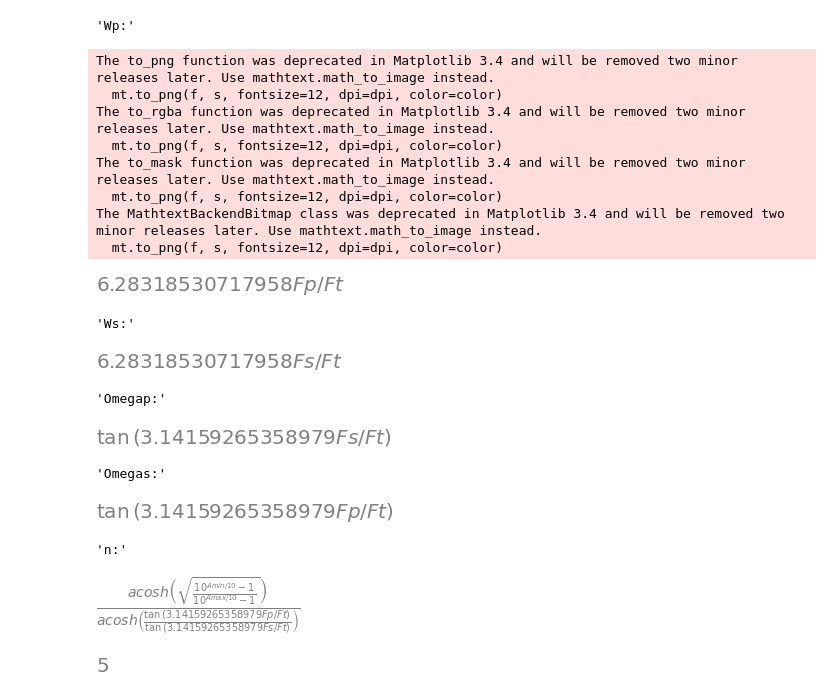
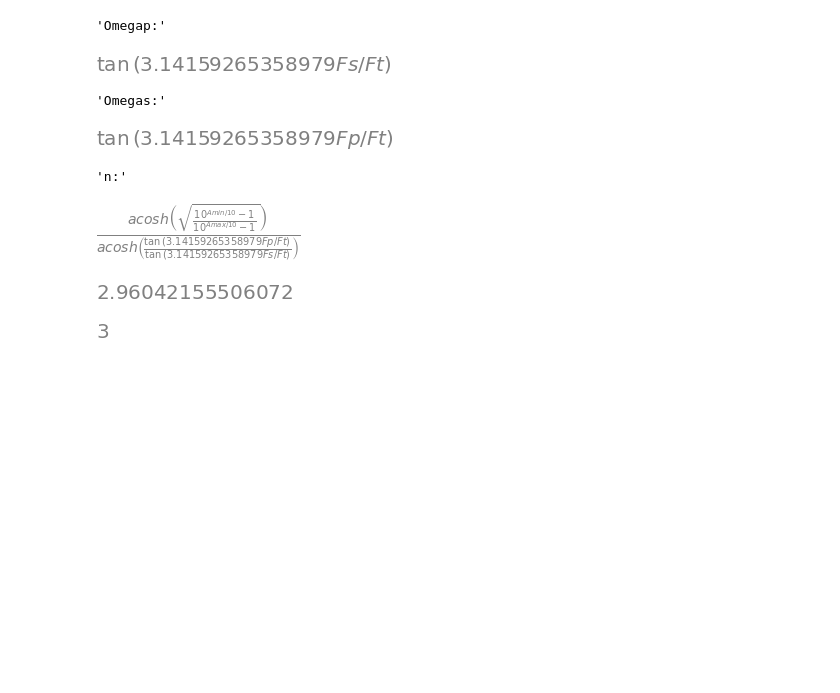
Before and after one commit to Ppieter21/EERI414-Practical, a Jupyter notebook: EERI414PracticalCode.ipynb, the cells around one changed output. Saved outputs shown, nothing was run; the diff lists cells and outputs as text; code cells hidden in the pictures; blank space fills up the shorter version.

```diff
--- a/EERI414PracticalCode.ipynb
+++ b/EERI414PracticalCode.ipynb
@@ -73,3 +73,21 @@ printing.init_printing(use_latex = True)
 import math
 
 import matplotlib.pyplot as plt
+# %%
+FT = 200000 #Hz
+FP = 85000 #Hz
+FS = 45000 #Hz
+AMAX = 0.25 #dB
+AMIN = 40 #dB
+PI = 3.141592653589792328462643383279502
+
+Ft, Fp, Fs, Amax, Amin, s = symbols('Ft Fp Fs Amax Amin s')
+
+
+#Convert to radians per seconds:
+Wp, Ws = symbols('Wp Ws')
+
+Wp = (2*PI*Fp)/Ft
+Ws = (2*PI*Fs)/Ft
+
+display("Wp:", Wp, "Ws:", Ws)
@@ -76,57 +107,33 @@ import matplotlib.pyplot as plt
+# %%
+Wp = -1
+Ws = -0.5294
 # %%
-FT = 300000 #Hz
-FP = 85000 #Hz
-FS = 45000 #Hz
-AMAX = 0.25 #dB
-AMIN = 40 #dB
-PI = 3.141592653589792328462643383279502
-
-Ft, Fp, Fs, Amax, Amin = symbols('Ft Fp Fs Amax Amin')
-
-
-#Convert to radians per seconds:
-Wp, Ws = symbols('Wp Ws')
-
-Wp = (2*PI*Fp)/Ft
-Ws = (2*PI*Fs)/Ft
-
-display("Wp:", Wp, "Ws:", Ws)
-
 
 #Pre-warp/normalise to Low Pass
 Omegap, Omegas = symbols('Omegap Omegas')
 
 Omegas = tan(Wp/2)
 Omegap = tan(Ws/2)
 
 display("Omegap:", Omegap, "Omegas:", Omegas)
 
+
 #Find order of filter
 
 n = (acosh(sqrt((10**(Amin/10)-1)/(10**(Amax/10)-1))))/(acosh(Omegas/Omegap))
 
 display("n:", n)
 
 nAnswer = n.subs([(Amax, AMAX), (Amin, AMIN), (Ft, FT), (Fp, FP), (Fs, FS)])
 
+display(nAnswer.evalf())
 display(ceiling(nAnswer.evalf()))
 # %% [output]
-'Wp:'
+'Omegap:'
+[figure, new version]
-The to_png function was deprecated in Matplotlib 3.4 and will be removed two minor releases later. Use mathtext.math_to_image instead.
-  mt.to_png(f, s, fontsize=12, dpi=dpi, color=color)
-The to_rgba function was deprecated in Matplotlib 3.4 and will be removed two minor releases later. Use mathtext.math_to_image instead.
-  mt.to_png(f, s, fontsize=12, dpi=dpi, color=color)
-The to_mask function was deprecated in Matplotlib 3.4 and will be removed two minor releases later. Use mathtext.math_to_image instead.
-  mt.to_png(f, s, fontsize=12, dpi=dpi, color=color)
-The MathtextBackendBitmap class was deprecated in Matplotlib 3.4 and will be removed two minor releases later. Use mathtext.math_to_image instead.
-  mt.to_png(f, s, fontsize=12, dpi=dpi, color=color)
+'Omegas:'
-[figure, old version]
+[figure, new version]
-'Ws:'
+'n:'
-[figure, old version]
-'Omegap:'
-[figure, old version]
+[figure, new version]
-'Omegas:'
-[figure, old version]
+[figure, new version]
-'n:'
-[figure, old version]
+[figure, new version]
-[figure, removed]
```
Also changed, not shown: parts of 2 cells of this notebook.
